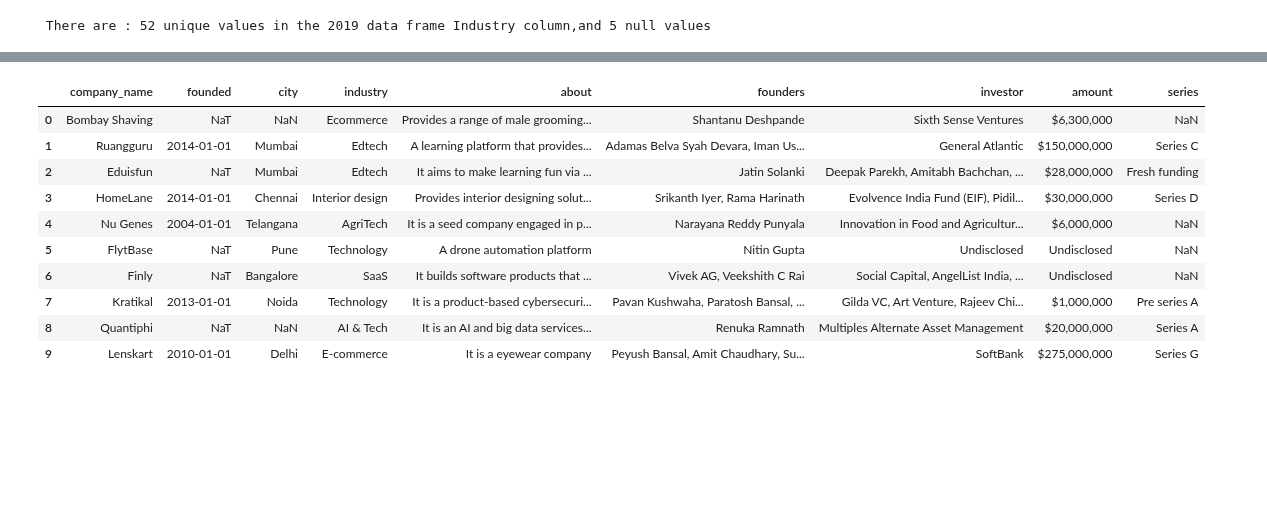
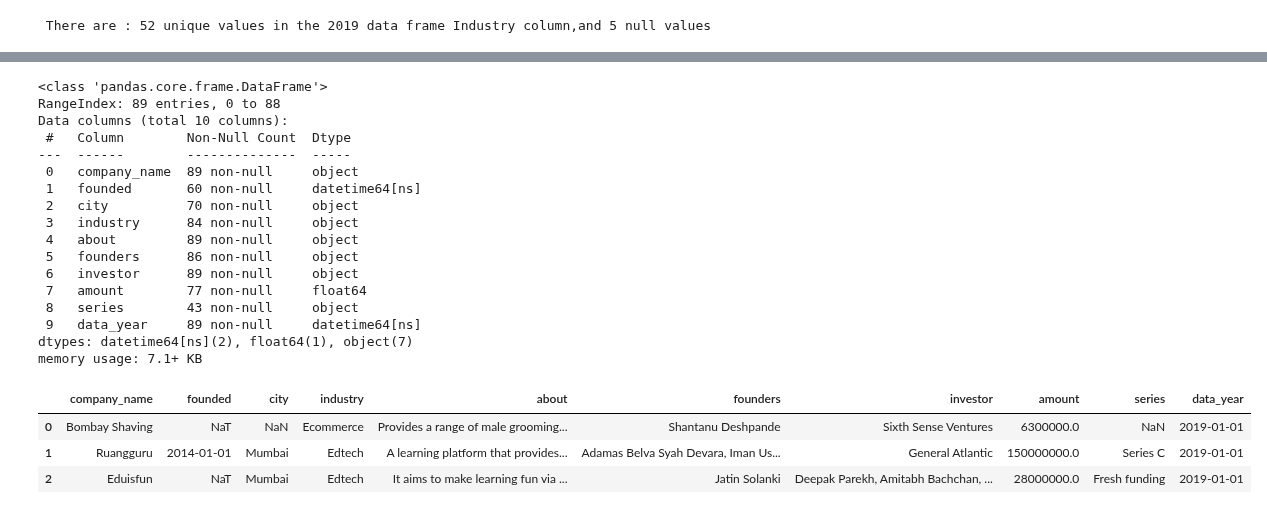
Before and after one commit to wamathaiwandeto/Indian-Startup-Ecosystem, a Jupyter notebook: project.ipynb, the cells around one changed output, grey strips where cells are left out. Cells and saved outputs as stored; diff of their text form; code cells hidden in the pictures; blank space fills up the shorter version.

Commit message:
final 2019 data cleaning

```diff
--- a/project.ipynb
+++ b/project.ipynb
@@ -658,15 +702,36 @@ print(f' There are : {df_2019['industry'].nunique()} unique values in the 2019 d
+# %%
+# Remove 'Undisclosed' entries or handle them based on your analysis
+df_2019['amount'] = df_2019['amount'].replace('Undisclosed', np.nan)
+# Remove dollar signs and commas, convert to numeric
+df_2019['amount'] = df_2019['amount'].replace('[\$,]', '', regex=True).astype(float)
+# %%
+# adding the data year column for 2019
+df_2019['data_year'] = pd.to_datetime('2019', format='%Y')
+# Display the updated DataFrame info
+df_2019.info()
+# %% [output]
+<class 'pandas.core.frame.DataFrame'>
+RangeIndex: 89 entries, 0 to 88
+Data columns (total 10 columns):
+ #   Column        Non-Null Count  Dtype
+---  ------        --------------  -----
+ 0   company_name  89 non-null     object
+ 1   founded       60 non-null     datetime64[ns]
+ 2   city          70 non-null     object
+ 3   industry      84 non-null     object
+ 4   about         89 non-null     object
+ 5   founders      86 non-null     object
+ 6   investor      89 non-null     object
+ 7   amount        77 non-null     float64
+ 8   series        43 non-null     object
+ 9   data_year     89 non-null     datetime64[ns]
+dtypes: datetime64[ns](2), float64(1), object(7)
+memory usage: 7.1+ KB
 # %%
 # Checking clean 2019 data-frame
-df_2019.head(10)
+df_2019.head(3)
 # %% [output]
-|  | company_name | founded | city | industry | about | founders | investor | amount | series |
-| 0 | Bombay Shaving | NaT | NaN | Ecommerce | Provides a range of male grooming... | Shantanu Deshpande | Sixth Sense Ventures | $6,300,000 | NaN |
-| 1 | Ruangguru | 2014-01-01 | Mumbai | Edtech | A learning platform that provides... | Adamas Belva Syah Devara, Iman Us... | General Atlantic | $150,000,000 | Series C |
-| 2 | Eduisfun | NaT | Mumbai | Edtech | It aims to make learning fun via ... | Jatin Solanki | Deepak Parekh, Amitabh Bachchan, ... | $28,000,000 | Fresh funding |
-| 3 | HomeLane | 2014-01-01 | Chennai | Interior design | Provides interior designing solut... | Srikanth Iyer, Rama Harinath | Evolvence India Fund (EIF), Pidil... | $30,000,000 | Series D |
-| 4 | Nu Genes | 2004-01-01 | Telangana | AgriTech | It is a seed company engaged in p... | Narayana Reddy Punyala | Innovation in Food and Agricultur... | $6,000,000 | NaN |
-| 5 | FlytBase | NaT | Pune | Technology | A drone automation platform | Nitin Gupta | Undisclosed | Undisclosed | NaN |
-| 6 | Finly | NaT | Bangalore | SaaS | It builds software products that ... | Vivek AG, Veekshith C Rai | Social Capital, AngelList India, ... | Undisclosed | NaN |
-| 7 | Kratikal | 2013-01-01 | Noida | Technology | It is a product-based cybersecuri... | Pavan Kushwaha, Paratosh Bansal, ... | Gilda VC, Art Venture, Rajeev Chi... | $1,000,000 | Pre series A |
-| 8 | Quantiphi | NaT | NaN | AI & Tech | It is an AI and big data services... | Renuka Ramnath | Multiples Alternate Asset Management | $20,000,000 | Series A |
-| 9 | Lenskart | 2010-01-01 | Delhi | E-commerce | It is a eyewear company | Peyush Bansal, Amit Chaudhary, Su... | SoftBank | $275,000,000 | Series G |
+|  | company_name | founded | city | industry | about | founders | investor | amount | series | data_year |
+| 0 | Bombay Shaving | NaT | NaN | Ecommerce | Provides a range of male grooming... | Shantanu Deshpande | Sixth Sense Ventures | 6300000.0 | NaN | 2019-01-01 |
+| 1 | Ruangguru | 2014-01-01 | Mumbai | Edtech | A learning platform that provides... | Adamas Belva Syah Devara, Iman Us... | General Atlantic | 150000000.0 | Series C | 2019-01-01 |
+| 2 | Eduisfun | NaT | Mumbai | Edtech | It aims to make learning fun via ... | Jatin Solanki | Deepak Parekh, Amitabh Bachchan, ... | 28000000.0 | Fresh funding | 2019-01-01 |
```
Also changed, not shown: parts of 9 cells of this notebook.
